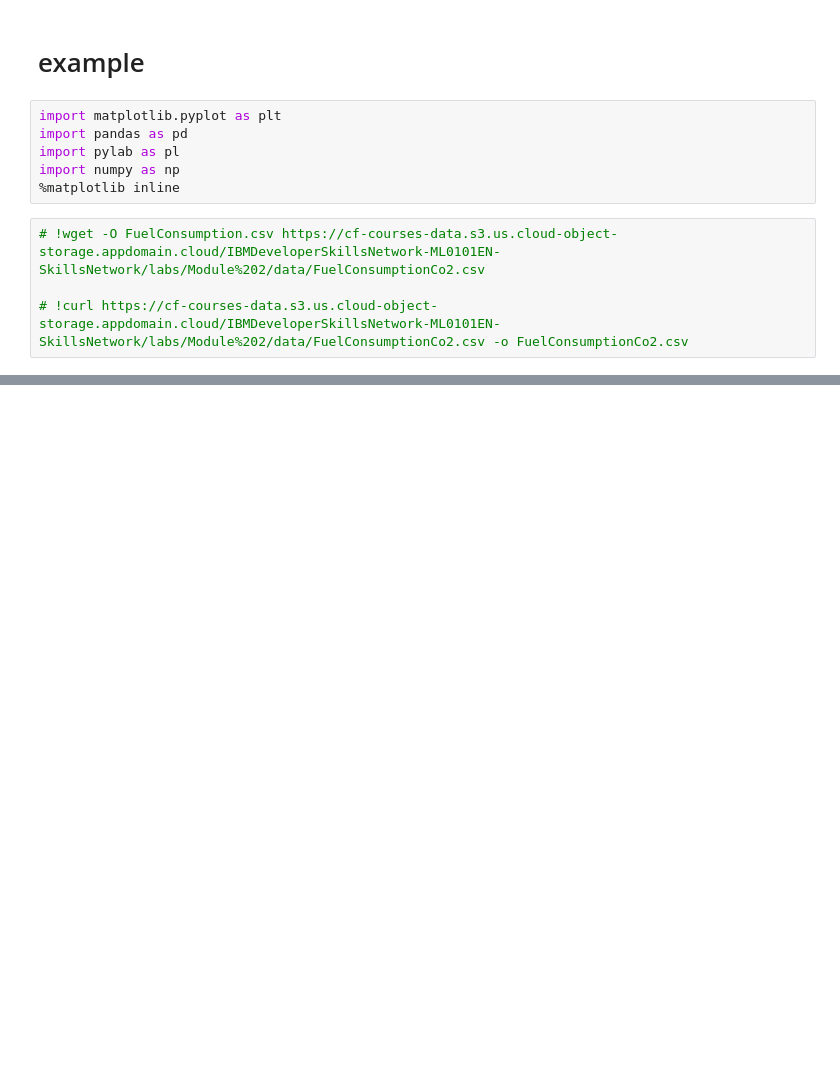
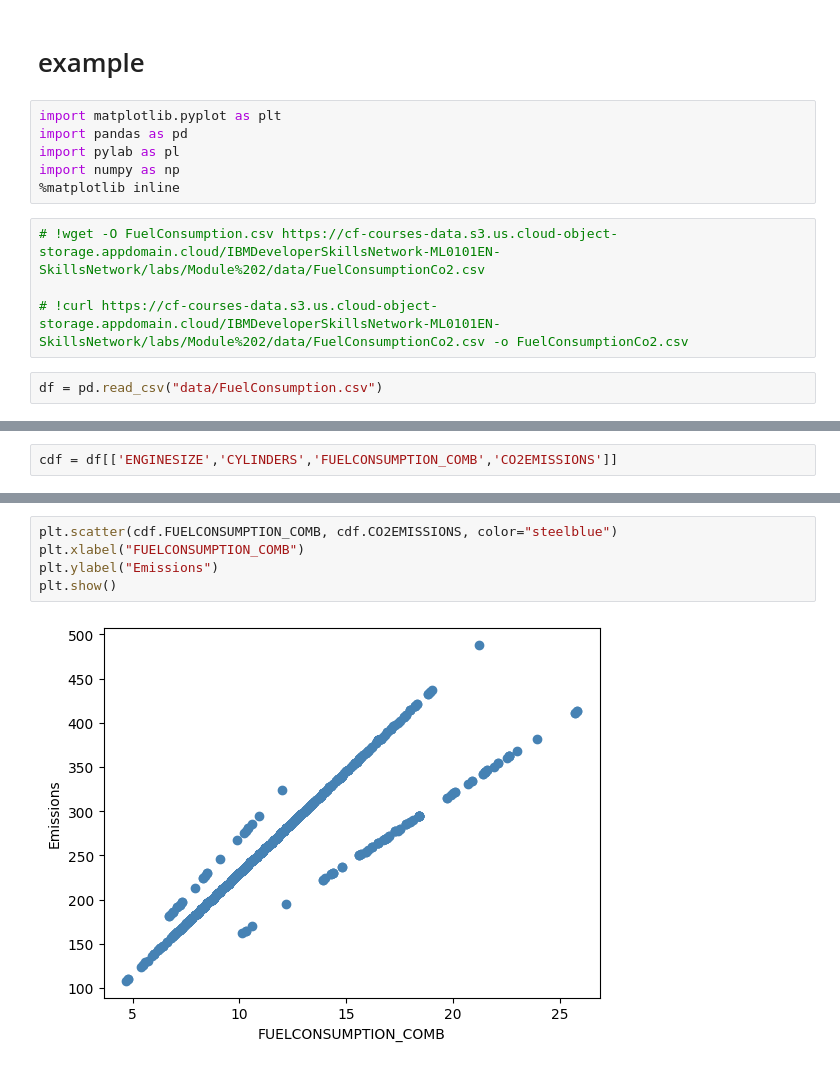
Before and after one commit to afakruha2003/sisterlab-data-science, a Jupyter notebook: lesson8.ipynb, the cells around one changed output, grey strips where cells are left out. Drawn from its saved outputs; the diff is of its cells as text; blank space fills up the shorter version.

```diff
--- a/lesson8.ipynb
+++ b/lesson8.ipynb
@@ -105,3 +105,5 @@ import numpy as np
 # !wget -O FuelConsumption.csv https://cf-courses-data.s3.us.cloud-object-storage.appdomain.cloud/IBMDeveloperSkillsNetwork-ML0101EN-SkillsNetwork/labs/Module%202/data/FuelConsumptionCo2.csv
 
 # !curl https://cf-courses-data.s3.us.cloud-object-storage.appdomain.cloud/IBMDeveloperSkillsNetwork-ML0101EN-SkillsNetwork/labs/Module%202/data/FuelConsumptionCo2.csv -o FuelConsumptionCo2.csv
+# %%
+df = pd.read_csv("data/FuelConsumption.csv")
@@ -107,0 +130,2 @@ import numpy as np
+# %%
+cdf = df[['ENGINESIZE','CYLINDERS','FUELCONSUMPTION_COMB','CO2EMISSIONS']]
@@ -107,0 +146,7 @@ import numpy as np
+# %%
+plt.scatter(cdf.FUELCONSUMPTION_COMB, cdf.CO2EMISSIONS, color="steelblue")
+plt.xlabel("FUELCONSUMPTION_COMB")
+plt.ylabel("Emissions")
+plt.show()
+# %% [output]
+[figure, added]
```
Also changed, not shown: parts of 38 cells of this notebook, 3 other files.
